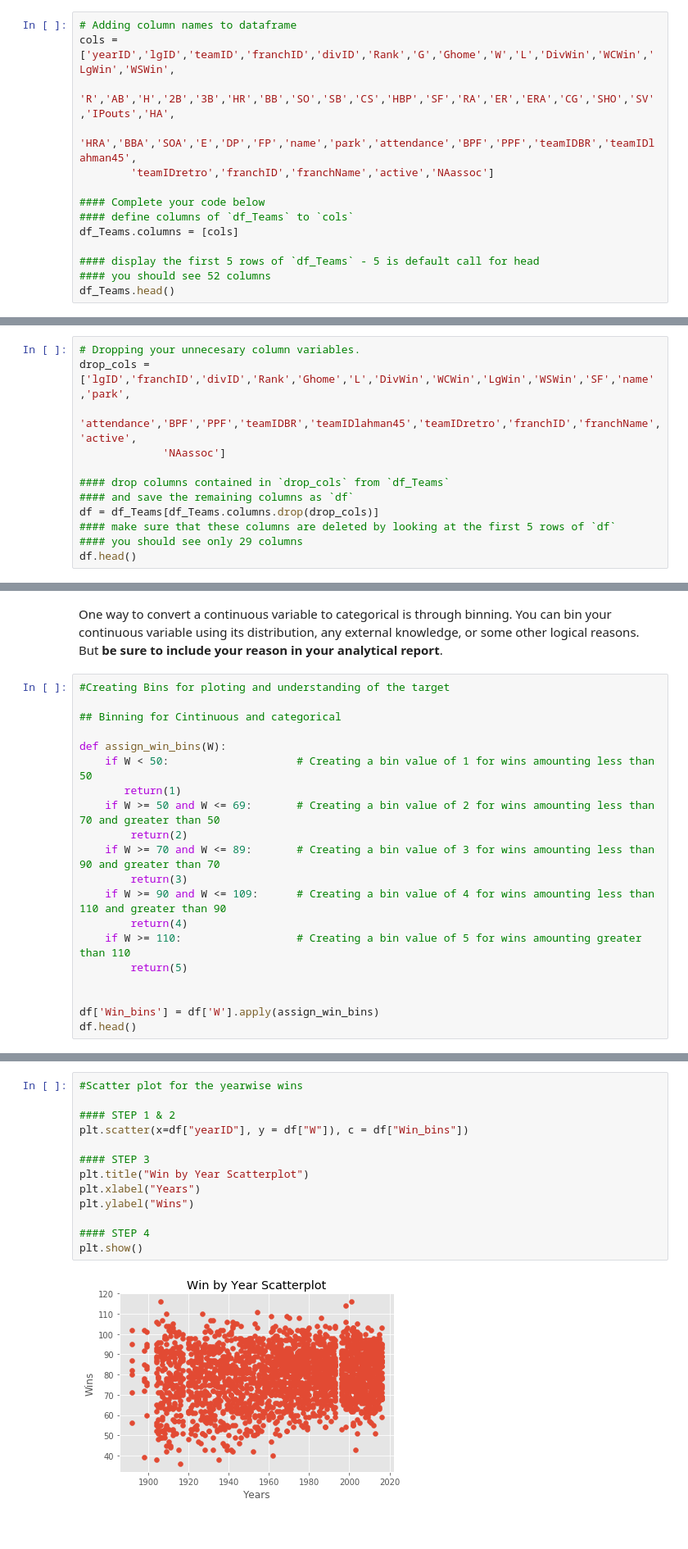
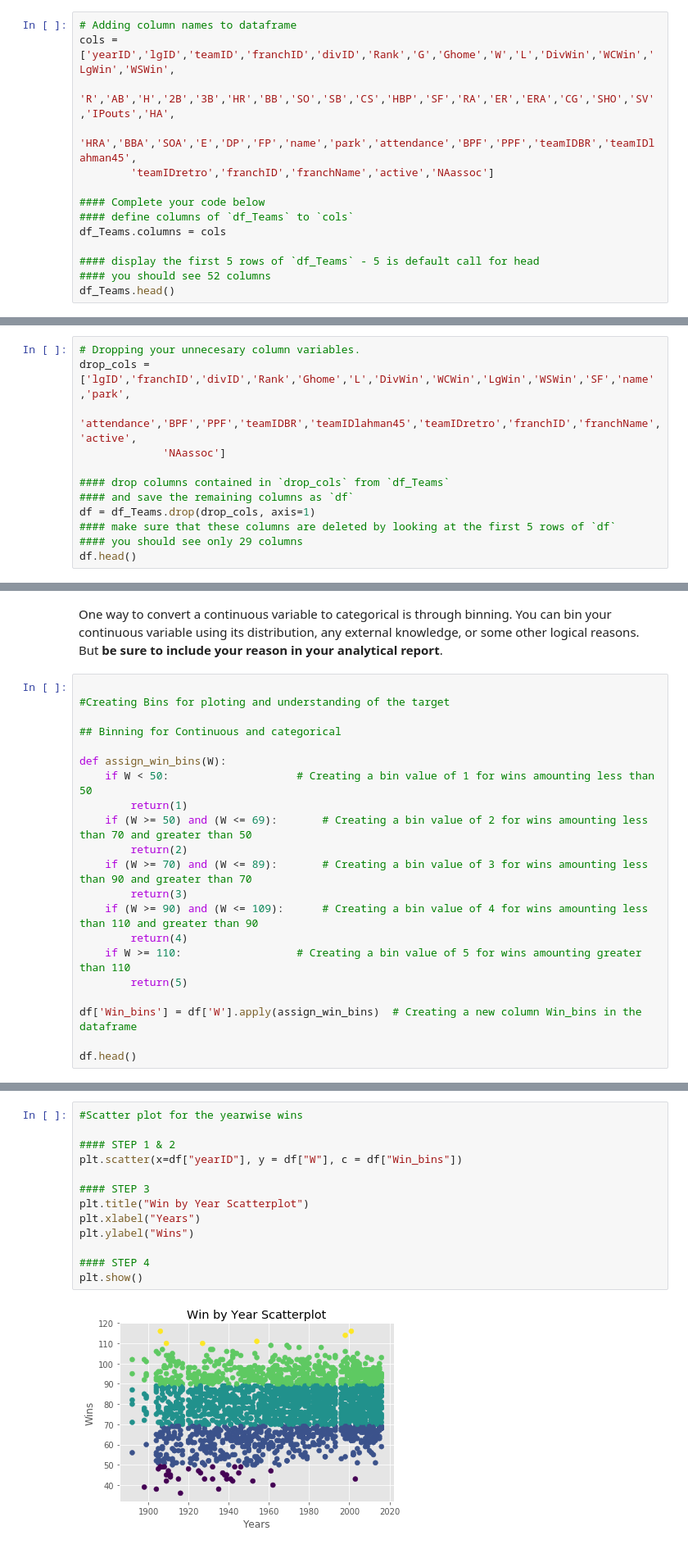
Before and after one commit to BA545-SP2019/ba545-week1-brownem7, a Jupyter notebook: Mini_project_1_baseball_analytics_pt1.ipynb, the cells around one changed output, grey strips where cells are left out. Shown: that part at 82% size. Cells and saved outputs as stored; diff of their text form.

```diff
--- a/Mini_project_1_baseball_analytics_pt1.ipynb
+++ b/Mini_project_1_baseball_analytics_pt1.ipynb
@@ -65,7 +65,7 @@ cols = ['yearID','lgID','teamID','franchID','divID','Rank','G','Ghome','W','L','
 
 #### Complete your code below
 #### define columns of `df_Teams` to `cols`
-df_Teams.columns = [cols]
+df_Teams.columns = cols
 
 #### display the first 5 rows of `df_Teams` - 5 is default call for head
 #### you should see 52 columns
@@ -90,7 +90,7 @@ drop_cols = ['lgID','franchID','divID','Rank','Ghome','L','DivWin','WCWin','LgWi
 
 #### drop columns contained in `drop_cols` from `df_Teams`
 #### and save the remaining columns as `df`
-df = df_Teams[df_Teams.columns.drop(drop_cols)]
+df = df_Teams.drop(drop_cols, axis=1)
 #### make sure that these columns are deleted by looking at the first 5 rows of `df`
 #### you should see only 29 columns
 df.head()
@@ -278,23 +279,24 @@ __Double click and type your answer__.
 # %% [markdown]
 One way to convert a continuous variable to categorical is through binning. You can bin your continuous variable using its distribution, any external knowledge, or some other logical reasons. But __be sure to include your reason in your analytical report__.
 # %%
+
 #Creating Bins for ploting and understanding of the target
 
-## Binning for Cintinuous and categorical
+## Binning for Continuous and categorical
 
 def assign_win_bins(W):
     if W < 50:                    # Creating a bin value of 1 for wins amounting less than 50
-       return(1)
-    if W >= 50 and W <= 69:       # Creating a bin value of 2 for wins amounting less than 70 and greater than 50
+        return(1)
+    if (W >= 50) and (W <= 69):       # Creating a bin value of 2 for wins amounting less than 70 and greater than 50
         return(2)
-    if W >= 70 and W <= 89:       # Creating a bin value of 3 for wins amounting less than 90 and greater than 70
+    if (W >= 70) and (W <= 89):       # Creating a bin value of 3 for wins amounting less than 90 and greater than 70
         return(3)
-    if W >= 90 and W <= 109:      # Creating a bin value of 4 for wins amounting less than 110 and greater than 90
+    if (W >= 90) and (W <= 109):      # Creating a bin value of 4 for wins amounting less than 110 and greater than 90
         return(4)
     if W >= 110:                  # Creating a bin value of 5 for wins amounting greater than 110
         return(5)
 
+df['Win_bins'] = df['W'].apply(assign_win_bins)  # Creating a new column Win_bins in the dataframe
 
-df['Win_bins'] = df['W'].apply(assign_win_bins)
 df.head()
 # %% [output]
@@ -314,18 +322,18 @@ Use above logic to complete the code block below.
 # %%
 #Scatter plot for the yearwise wins
 
 #### STEP 1 & 2
-plt.scatter(x=df["yearID"], y = df["W"]), c = df["Win_bins"])
+plt.scatter(x=df["yearID"], y = df["W"], c = df["Win_bins"])
 
 #### STEP 3
 plt.title("Win by Year Scatterplot")
 plt.xlabel("Years")
 plt.ylabel("Wins")
 
 #### STEP 4
 plt.show()
 # %% [output]
-[figure, old version]
+[figure, new version]
 # %% [markdown]
 Looks like our binning is good - bins `[2, 3, 4]` capture the majority of data, while bins `[1, 5]` capture the extreme values (outliers).
 
```
Also changed, not shown: parts of 7 cells of this notebook, 1 other file.
